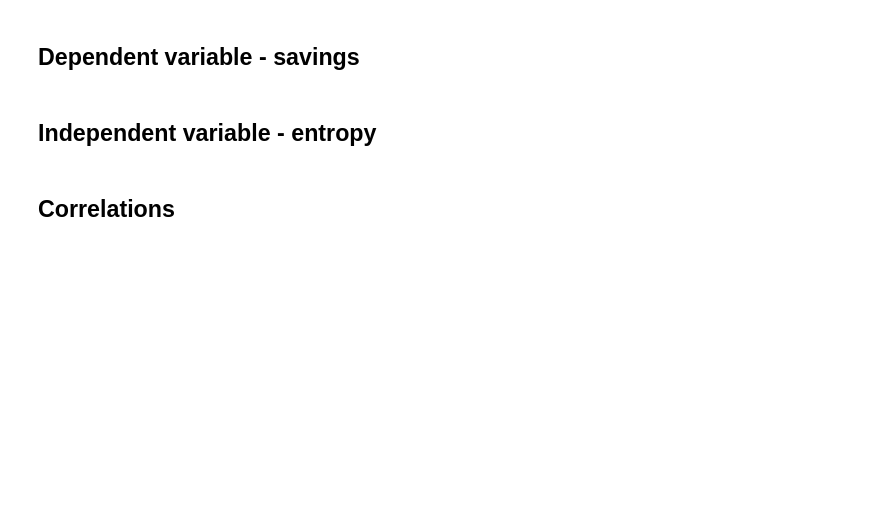
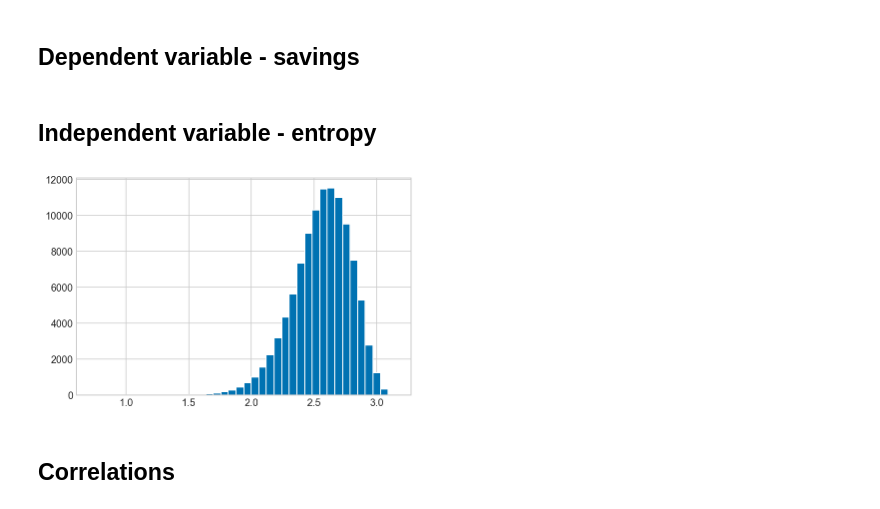
Before and after one commit to fabiangunzinger/entropy, a Jupyter notebook: notebooks/analysis.ipynb, the cells around one changed output. Drawn from its saved outputs; the diff is of its cells as text; code cells hidden in the pictures; blank space fills up the shorter version.

```diff
--- a/notebooks/analysis.ipynb
+++ b/notebooks/analysis.ipynb
@@ -167,5 +150,9 @@ eas.main(df, write=False)
 ## Dependent variable - savings
 # %% [markdown]
 ## Independent variable - entropy
+# %%
+df.entropy_sptac.hist(bins=40);
+# %% [output]
+[figure, added]
 # %% [markdown]
 ## Correlations
```
Also changed, not shown: parts of 21 cells of this notebook, 2 other files.
